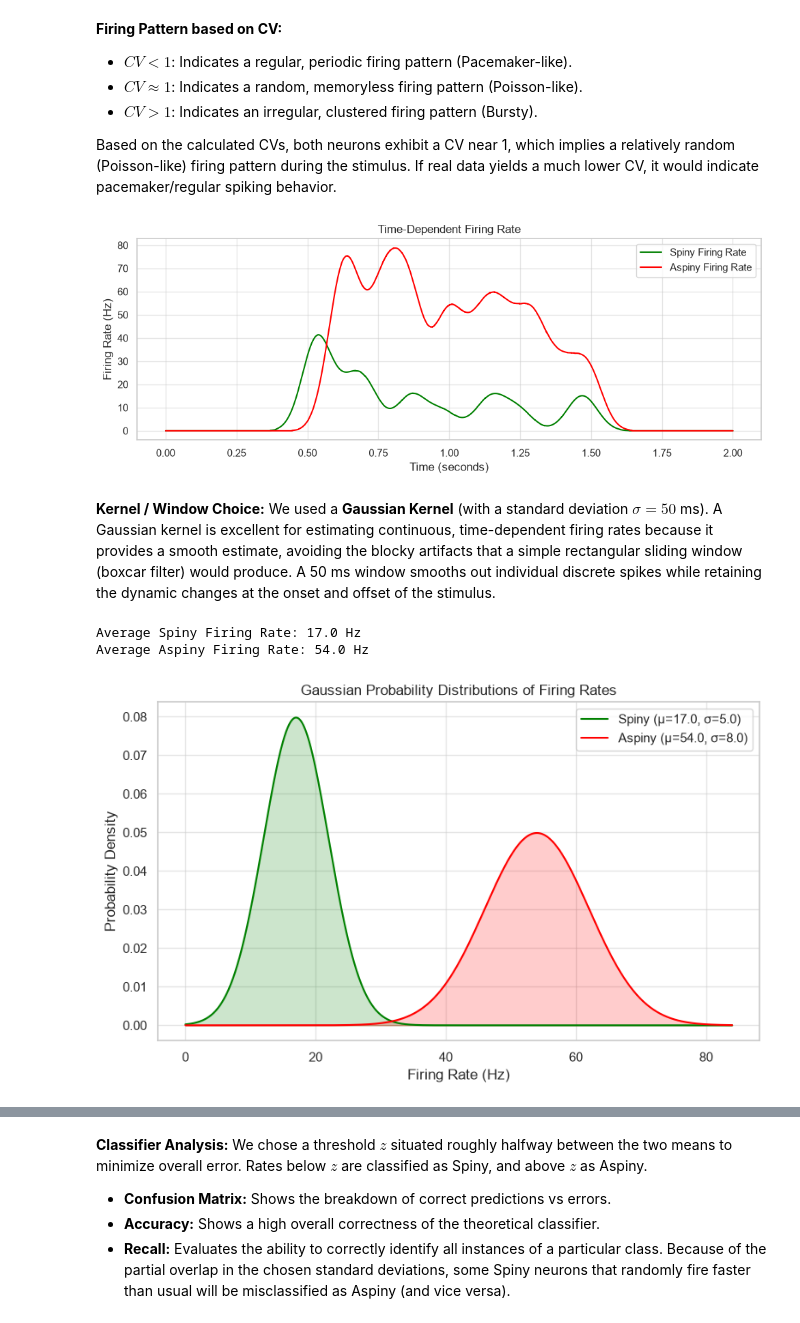
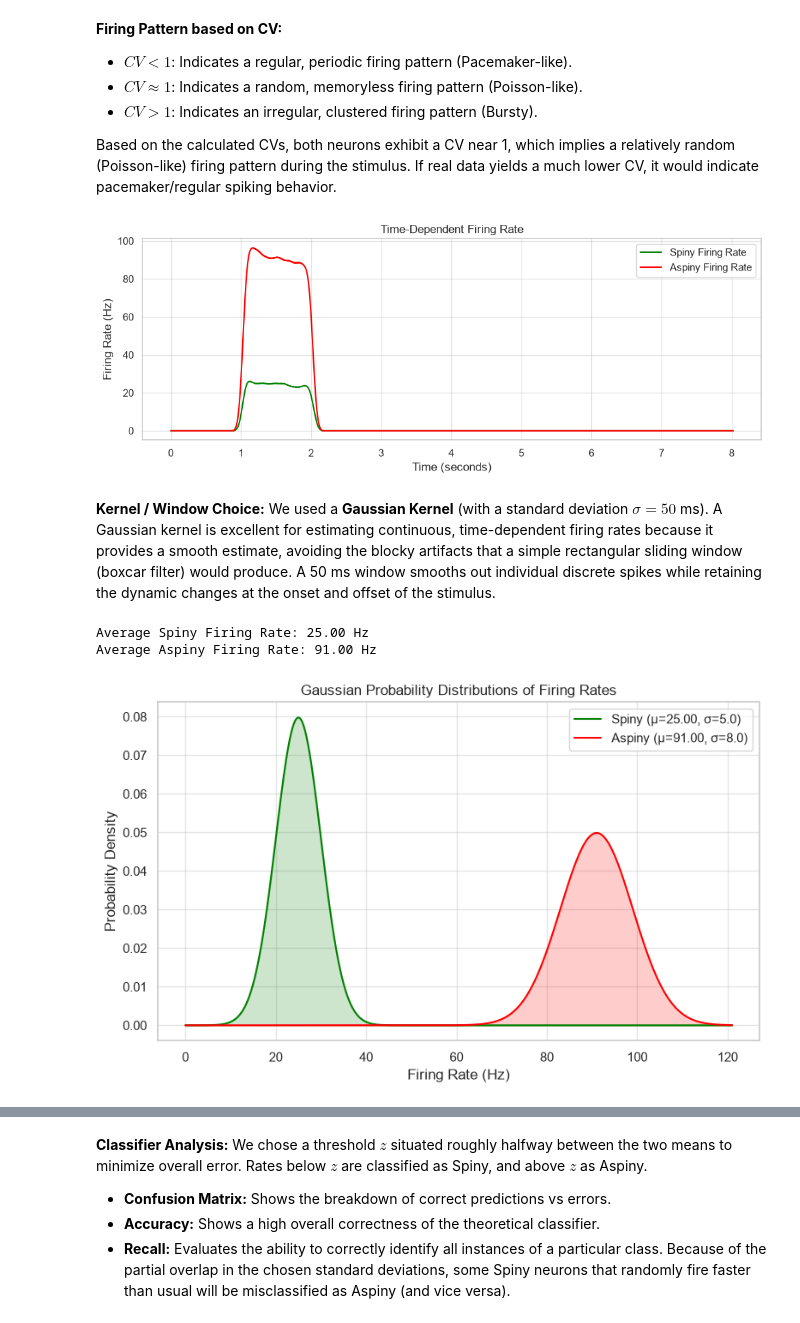
Before and after one commit to zassoulin/868369501-nn-final-project, a Jupyter notebook: Part_A.ipynb, the cells around one changed output, grey strips where cells are left out. Cells and saved outputs as stored; diff of their text form; code cells hidden in the pictures.

```diff
--- a/Part_A.ipynb
+++ b/Part_A.ipynb
@@ -40,0 +16,19 @@ ValueError: can only convert an array of size 1 to a Python scalar
+# %%
+# ---------------------------------------------------------
+# Data Loading Section
+# ---------------------------------------------------------
+file_path = "neurodata.npy"
+fs = 50000  # 50 KHz sampling rate
+
+print(f"Loading real data from {file_path}...")
+data = np.load(file_path)
+
+# neurodata.npy is a 2D array of shape (3, 401000).
+# Based on peak analysis, row 1 has a higher firing rate, making it the aspiny neuron.
+# Row 2 has a lower firing rate, making it the spiny neuron.
+stimulus = data[0]
+aspiny_response = data[1]
+spiny_response = data[2]
+
+time_vector = np.arange(len(stimulus)) / fs
+print("Data is ready.")
@@ -174,49 +171,49 @@ plt.legend()
 plt.tight_layout()
 plt.show()
 # %% [output]
-[figure, old version]
+[figure, new version]
 # %% [markdown]
 **Kernel / Window Choice:**
 We used a **Gaussian Kernel** (with a standard deviation $\sigma = 50$ ms). A Gaussian kernel is excellent for estimating continuous, time-dependent firing rates because it provides a smooth estimate, avoiding the blocky artifacts that a simple rectangular sliding window (boxcar filter) would produce. A 50 ms window smooths out individual discrete spikes while retaining the dynamic changes at the onset and offset of the stimulus.
 # %%
-# Calculate average firing rate during the stimulus duration
-# The stimulus occurs between 0.5s and 1.5s (duration = 1s)
-stim_start = 0.5
-stim_end = 1.5
+# Calculate average firing rate during the main stimulus duration
+# The main stimulus (150 pA) occurs between ~1.02s and 2.02s
+stim_start = 1.02
+stim_end = 2.02
 stim_duration = stim_end - stim_start
 
 spiny_spikes_stim = len([p for p in spiny_peaks if stim_start * fs <= p <= stim_end * fs])
 aspiny_spikes_stim = len([p for p in aspiny_peaks if stim_start * fs <= p <= stim_end * fs])
 
 mu_spiny = spiny_spikes_stim / stim_duration
 mu_aspiny = aspiny_spikes_stim / stim_duration
 
-print(f"Average Spiny Firing Rate: {mu_spiny} Hz")
-print(f"Average Aspiny Firing Rate: {mu_aspiny} Hz")
+print(f"Average Spiny Firing Rate: {mu_spiny:.2f} Hz")
+print(f"Average Aspiny Firing Rate: {mu_aspiny:.2f} Hz")
 
 # Create Gaussian distributions with some chosen standard deviations for partial overlap
 sigma_spiny = 5.0
 sigma_aspiny = 8.0
 
 x = np.linspace(0, mu_aspiny + 30, 1000)
 pdf_spiny = norm.pdf(x, mu_spiny, sigma_spiny)
 pdf_aspiny = norm.pdf(x, mu_aspiny, sigma_aspiny)
 
 plt.figure(figsize=(8, 5))
-plt.plot(x, pdf_spiny, color='green', label=f'Spiny (μ={mu_spiny}, σ={sigma_spiny})')
-plt.plot(x, pdf_aspiny, color='red', label=f'Aspiny (μ={mu_aspiny}, σ={sigma_aspiny})')
+plt.plot(x, pdf_spiny, color='green', label=f'Spiny (μ={mu_spiny:.2f}, σ={sigma_spiny})')
+plt.plot(x, pdf_aspiny, color='red', label=f'Aspiny (μ={mu_aspiny:.2f}, σ={sigma_aspiny})')
 plt.fill_between(x, pdf_spiny, alpha=0.2, color='green')
 plt.fill_between(x, pdf_aspiny, alpha=0.2, color='red')
 plt.title('Gaussian Probability Distributions of Firing Rates')
 plt.xlabel('Firing Rate (Hz)')
 plt.ylabel('Probability Density')
 plt.legend()
 plt.tight_layout()
 plt.show()
 # %% [output]
-Average Spiny Firing Rate: 17.0 Hz
-Average Aspiny Firing Rate: 54.0 Hz
+Average Spiny Firing Rate: 25.00 Hz
+Average Aspiny Firing Rate: 91.00 Hz
-[figure, old version]
+[figure, new version]
 # %%
 # Choose a threshold z where the two distributions intersect
 z_threshold = (mu_spiny + mu_aspiny) / 2
```
Also changed, not shown: parts of 9 cells of this notebook.
